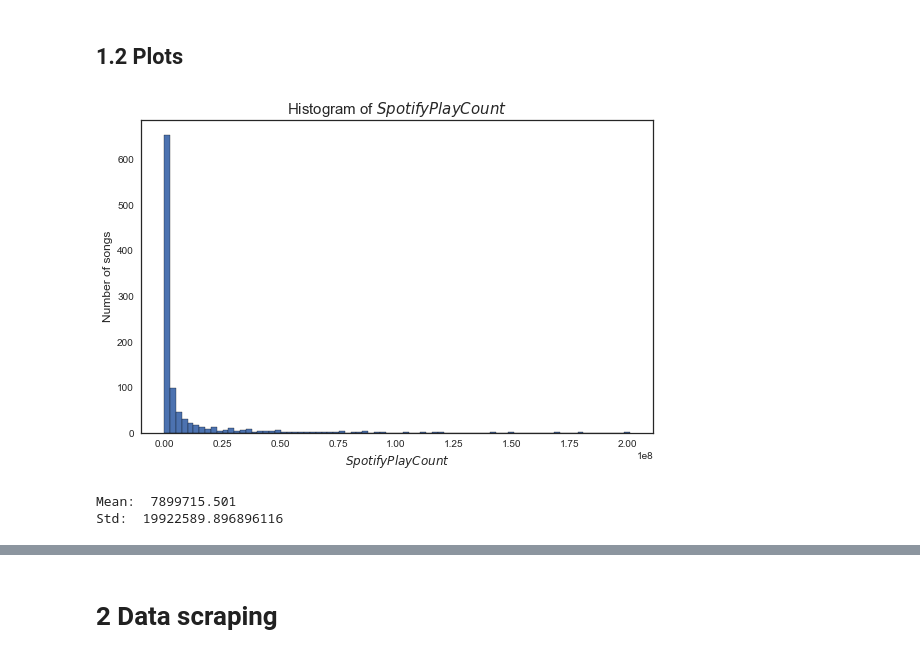
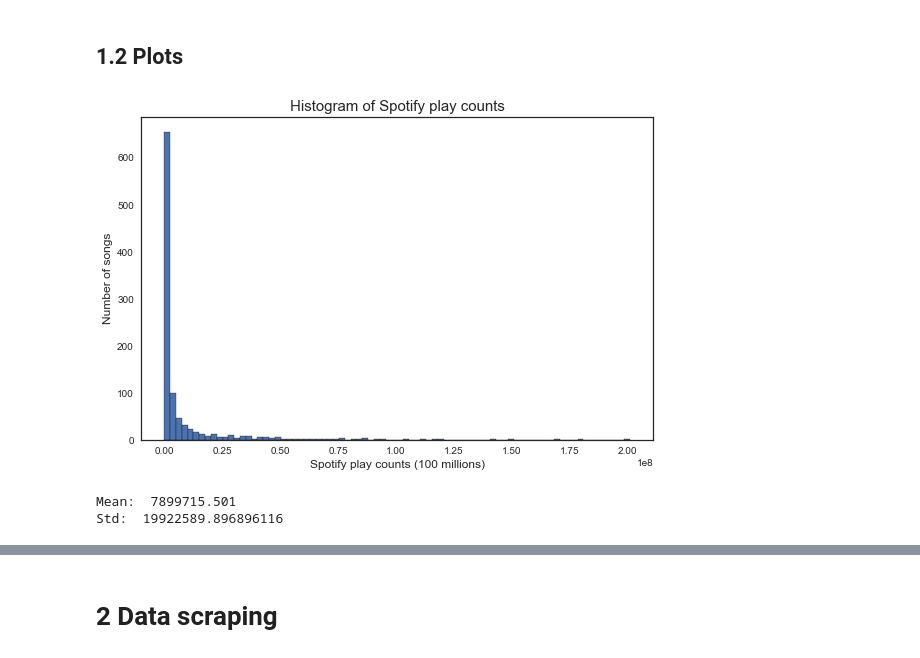
Before and after one commit to caitaozhan/CSE519-Homework-Project, a Jupyter notebook: TheProject/src/music-Haena.ipynb, the cells around one changed output, grey strips where cells are left out. Cells and saved outputs as stored; diff of their text form; code cells hidden in the pictures.

```diff
--- a/TheProject/src/music-Haena.ipynb
+++ b/TheProject/src/music-Haena.ipynb
@@ -94,24 +95,24 @@ plt.savefig('../figure/correlation_heatmap_logtarget.png')
 # %%
 # Plot . Histogram of SpotifyPlayCounts
 sns.set(style="white")
 
 num_bins = 80
 fig = plt.figure()
 ax = plt.subplot()
 n, bins, patches = ax.hist(music_df.SpotifyPlayCount, num_bins, edgecolor='black')
 
-ax.set_xlabel('$SpotifyPlayCount$', fontsize=12)
+ax.set_xlabel('Spotify play counts (100 millions)', fontsize=12)
 ax.set_ylabel('Number of songs', fontsize=12)
-ax.set_title('Histogram of $SpotifyPlayCount$', fontsize=15)
+ax.set_title('Histogram of Spotify play counts', fontsize=15)
 
 plt.tight_layout()
 plt.show()
 
 print('Mean: ', music_df.SpotifyPlayCount.mean())
 print('Std: ', music_df.SpotifyPlayCount.std())
 
 fig.savefig('../figure/hist_spotifyplaycount.png')
 # %% [output]
-[figure, old version]
+[figure, new version]
 Mean:  7899715.501
 Std:  19922589.896896116
```
Also changed, not shown: parts of 20 cells of this notebook.
